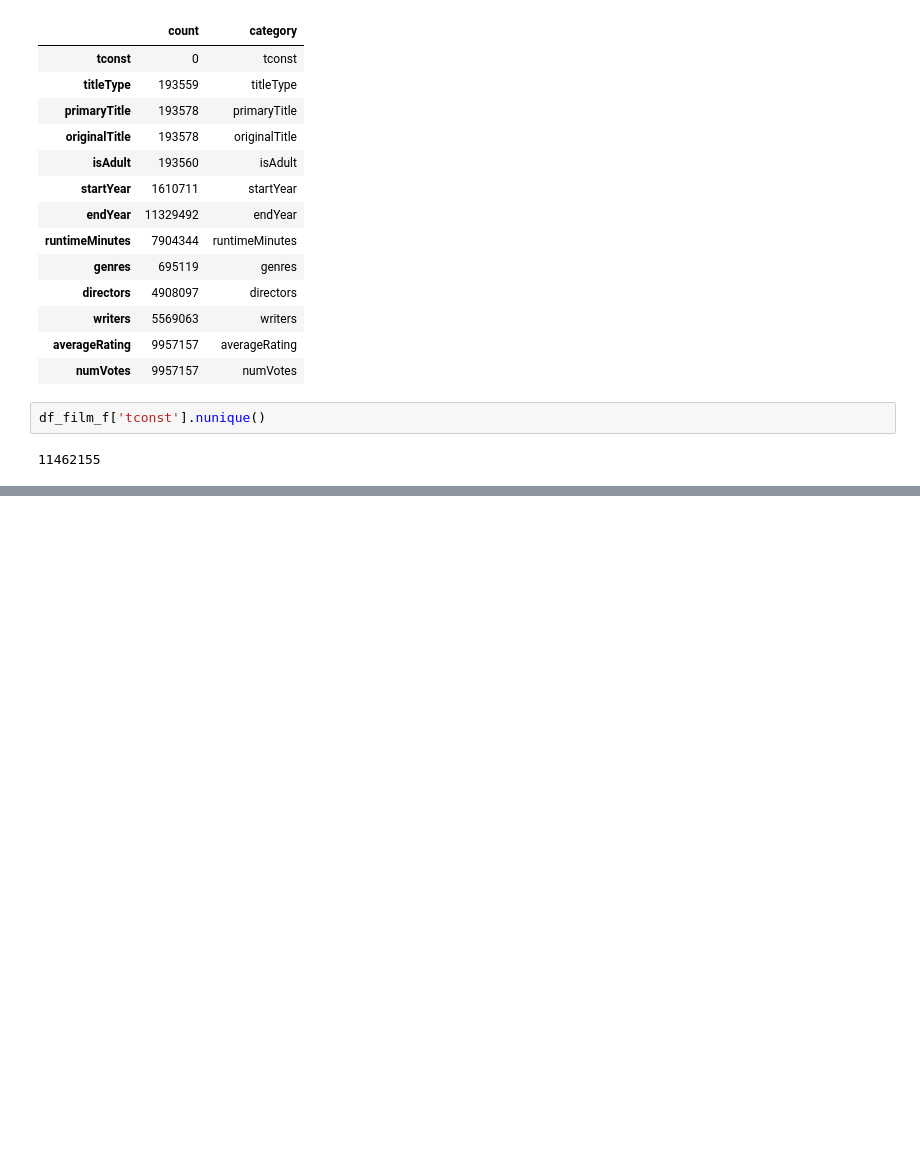
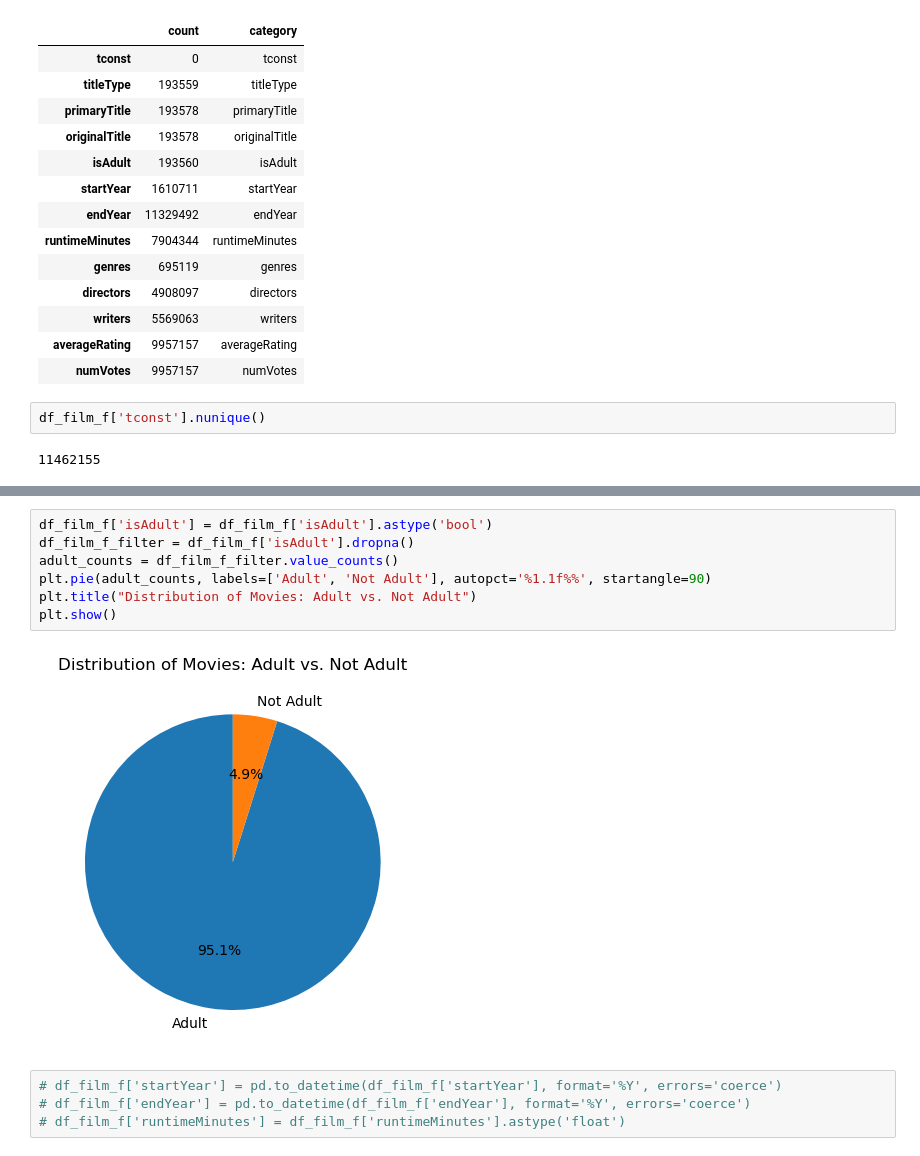
Before and after one commit to Philippe709/Projet2_Groupe2, a Jupyter notebook: main_project/film_merge1.ipynb, the cells around one changed output, grey strips where cells are left out. Drawn from its saved outputs; the diff is of its cells as text; blank space fills up the shorter version.

```diff
--- a/main_project/film_merge1.ipynb
+++ b/main_project/film_merge1.ipynb
@@ -96,0 +194,13 @@ df_film_f['tconst'].nunique()
+# %%
+df_film_f['isAdult'] = df_film_f['isAdult'].astype('bool')
+df_film_f_filter = df_film_f['isAdult'].dropna()
+adult_counts = df_film_f_filter.value_counts()
+plt.pie(adult_counts, labels=['Adult', 'Not Adult'], autopct='%1.1f%%', startangle=90)
+plt.title("Distribution of Movies: Adult vs. Not Adult")
+plt.show()
+# %% [output]
+[figure, added]
+# %%
+# df_film_f['startYear'] = pd.to_datetime(df_film_f['startYear'], format='%Y', errors='coerce')
+# df_film_f['endYear'] = pd.to_datetime(df_film_f['endYear'], format='%Y', errors='coerce')
+# df_film_f['runtimeMinutes'] = df_film_f['runtimeMinutes'].astype('float')
```
Also changed, not shown: parts of 9 cells of this notebook.
